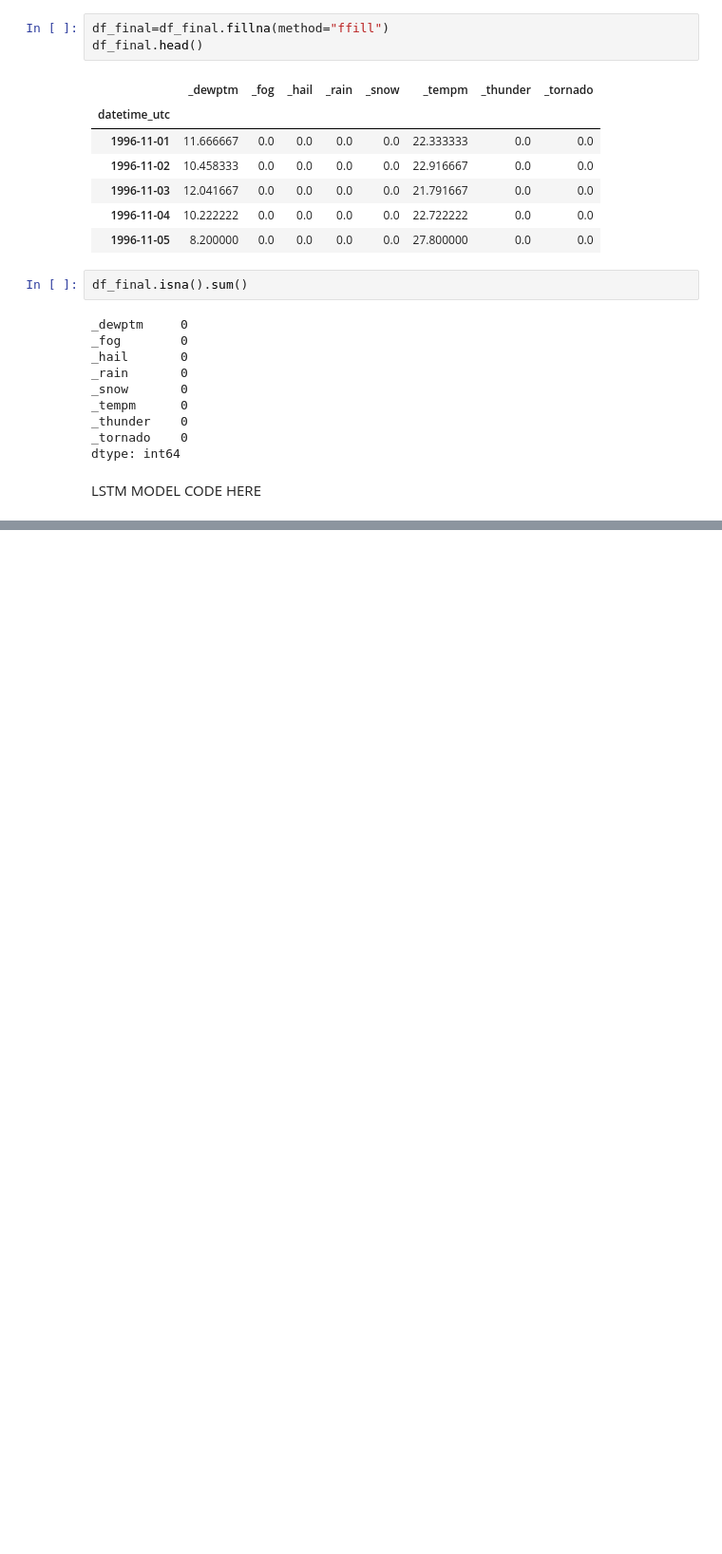
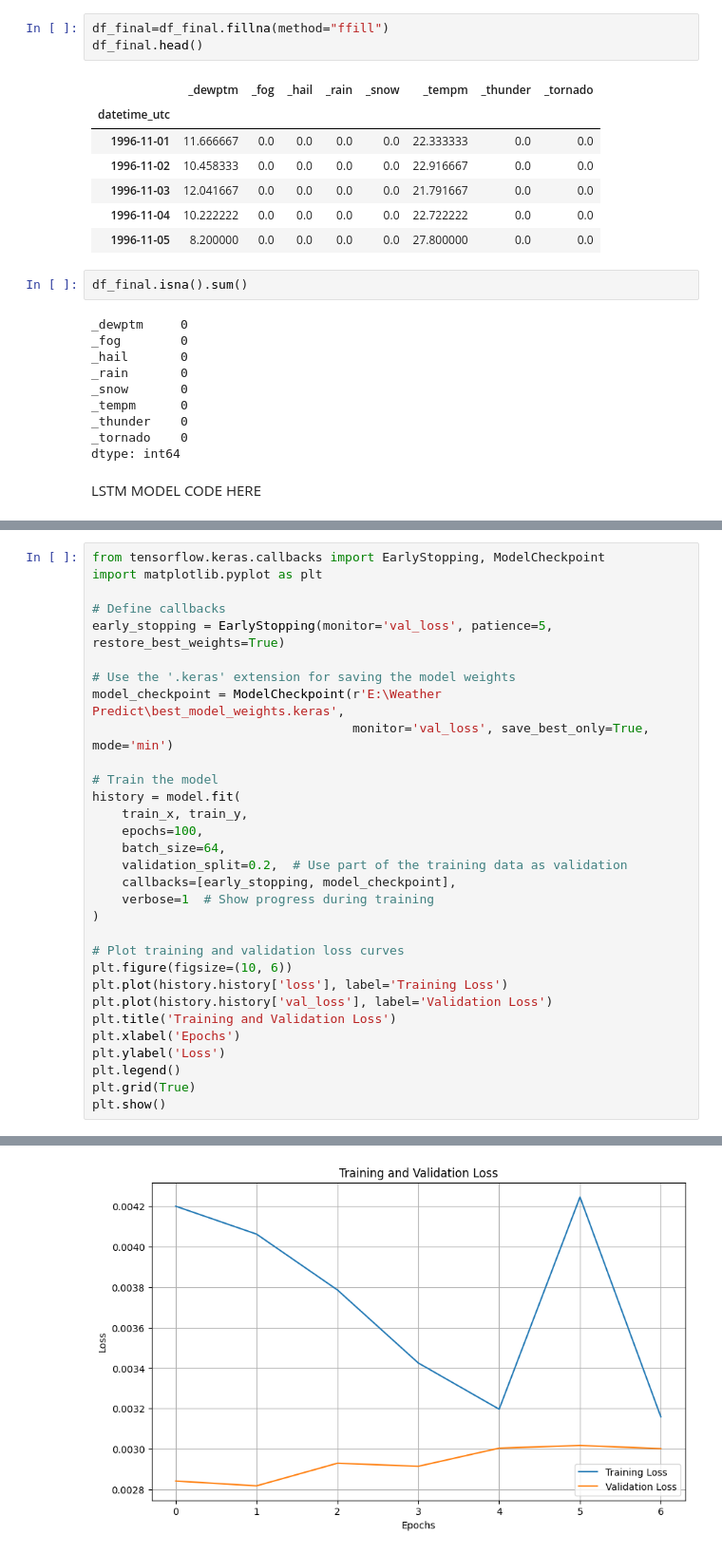
Before and after one commit to proloypoddar/Weather-Predection-By-LSTM, a Jupyter notebook: main_code.ipynb, the cells around one changed output, grey strips where cells are left out. Shown at 95% size. Cells and saved outputs as stored; diff of their text form; blank space fills up the shorter version.

```diff
--- a/main_code.ipynb
+++ b/main_code.ipynb
@@ -153,0 +243,32 @@ ModuleNotFoundError: No module named 'sklearn'
+# %%
+from tensorflow.keras.callbacks import EarlyStopping, ModelCheckpoint
+import matplotlib.pyplot as plt
+
+# Define callbacks
+early_stopping = EarlyStopping(monitor='val_loss', patience=5, restore_best_weights=True)
+
+# Use the '.keras' extension for saving the model weights
+model_checkpoint = ModelCheckpoint(r'E:\Weather Predict\best_model_weights.keras',
+                                   monitor='val_loss', save_best_only=True, mode='min')
+
+# Train the model
+history = model.fit(
+    train_x, train_y,
+    epochs=100,
+    batch_size=64,
+    validation_split=0.2,  # Use part of the training data as validation
+    callbacks=[early_stopping, model_checkpoint],
+    verbose=1  # Show progress during training
+)
+
+# Plot training and validation loss curves
+plt.figure(figsize=(10, 6))
+plt.plot(history.history['loss'], label='Training Loss')
+plt.plot(history.history['val_loss'], label='Validation Loss')
+plt.title('Training and Validation Loss')
+plt.xlabel('Epochs')
+plt.ylabel('Loss')
+plt.legend()
+plt.grid(True)
+plt.show()
+# %% [output]
@@ -153,0 +289 @@ ModuleNotFoundError: No module named 'sklearn'
+[figure, added]
```
Also changed, not shown: parts of 10 cells of this notebook, 1 other file.
